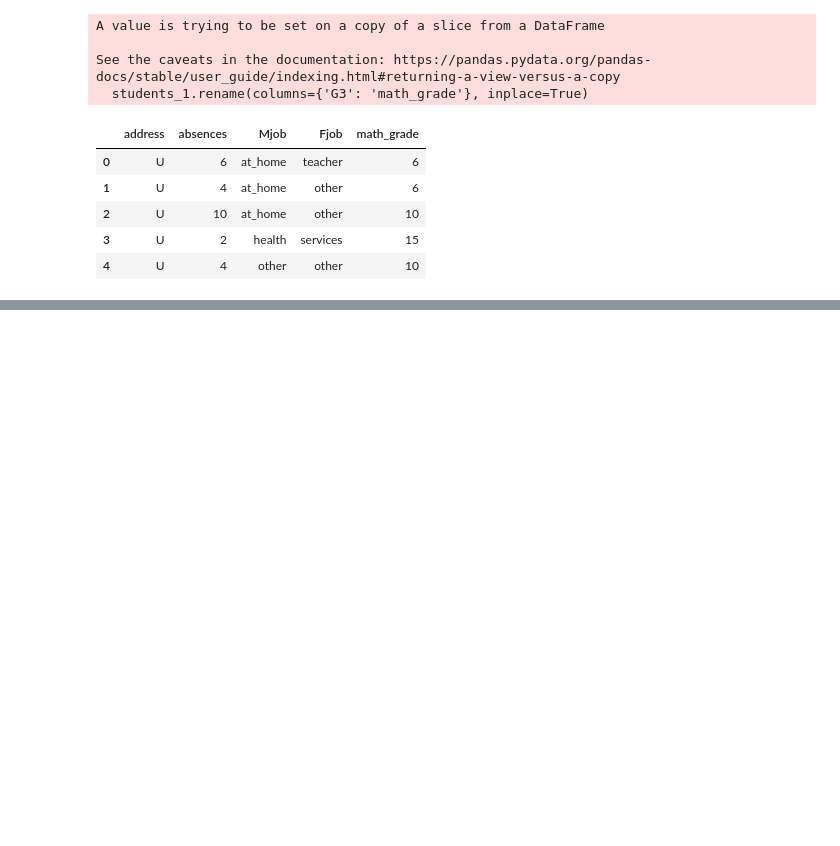
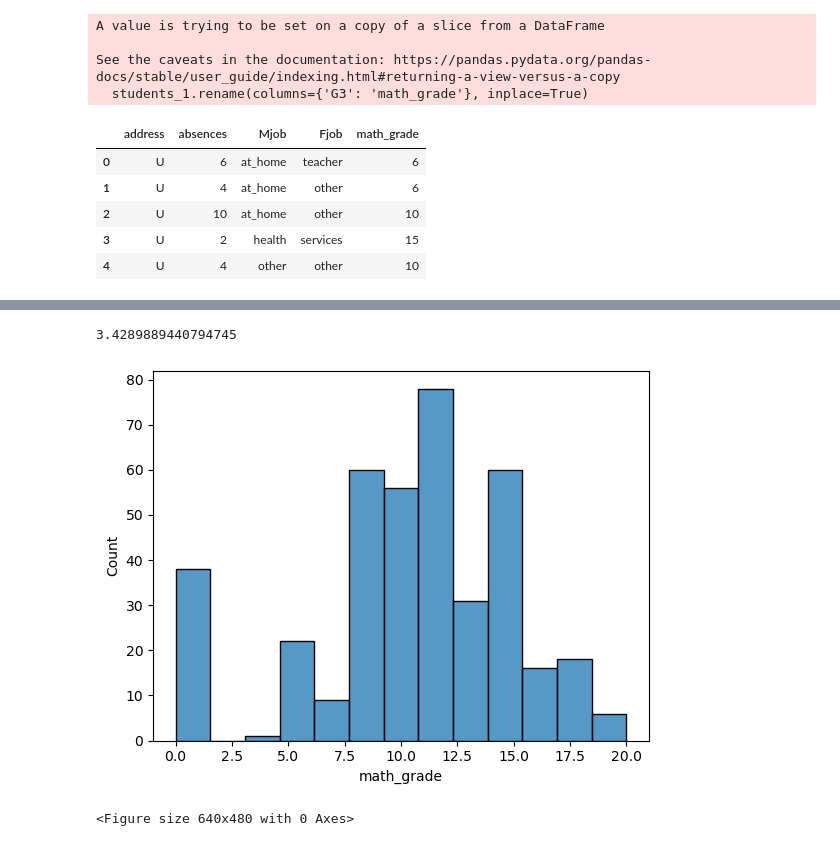
Before and after one commit to MaqsudovJamshed/EDA_Learning_Journey, a Jupyter notebook: EDA_Course.ipynb, the cells around one changed output, grey strips where cells are left out. Cells and saved outputs as stored; diff of their text form; code cells hidden in the pictures; blank space fills up the shorter version.

```diff
--- a/EDA_Course.ipynb
+++ b/EDA_Course.ipynb
@@ -189,0 +238,16 @@ students_1.head()
+# %%
+import numpy as np
+
+# Calculate MAD using NumPy
+mad_value = np.mean(np.abs(students_1['math_grade'] - np.mean(students_1['math_grade'])))
+
+print(mad_value)
+# %% [output]
+3.4289889440794745
+# %%
+sns.histplot( x = 'math_grade', data=students_1)
+plt.show()
+plt.clf()
+# %% [output]
+[figure, added]
+<Figure size 640x480 with 0 Axes>
```
Also changed, not shown: parts of 31 cells of this notebook, 1 other file.
